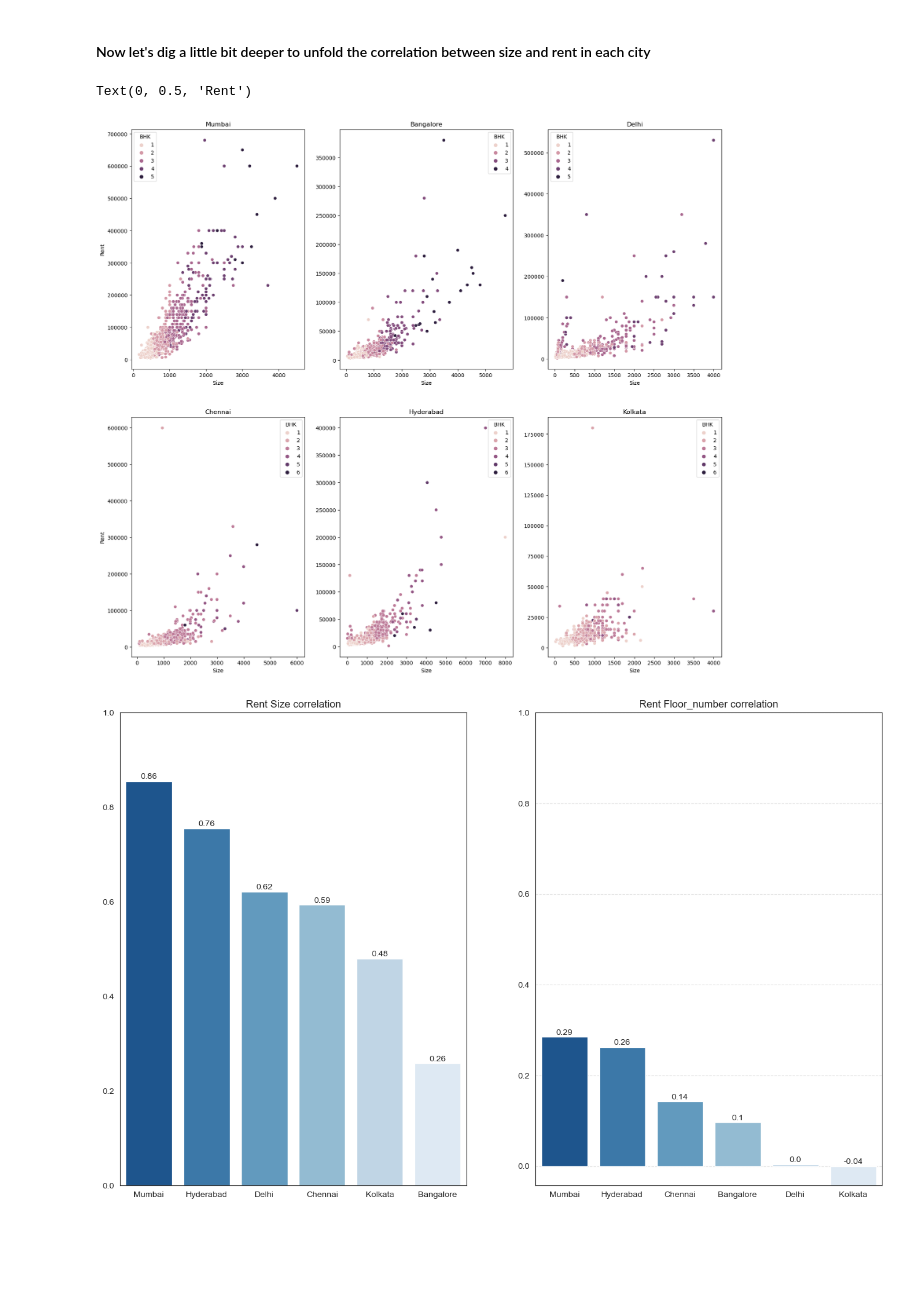
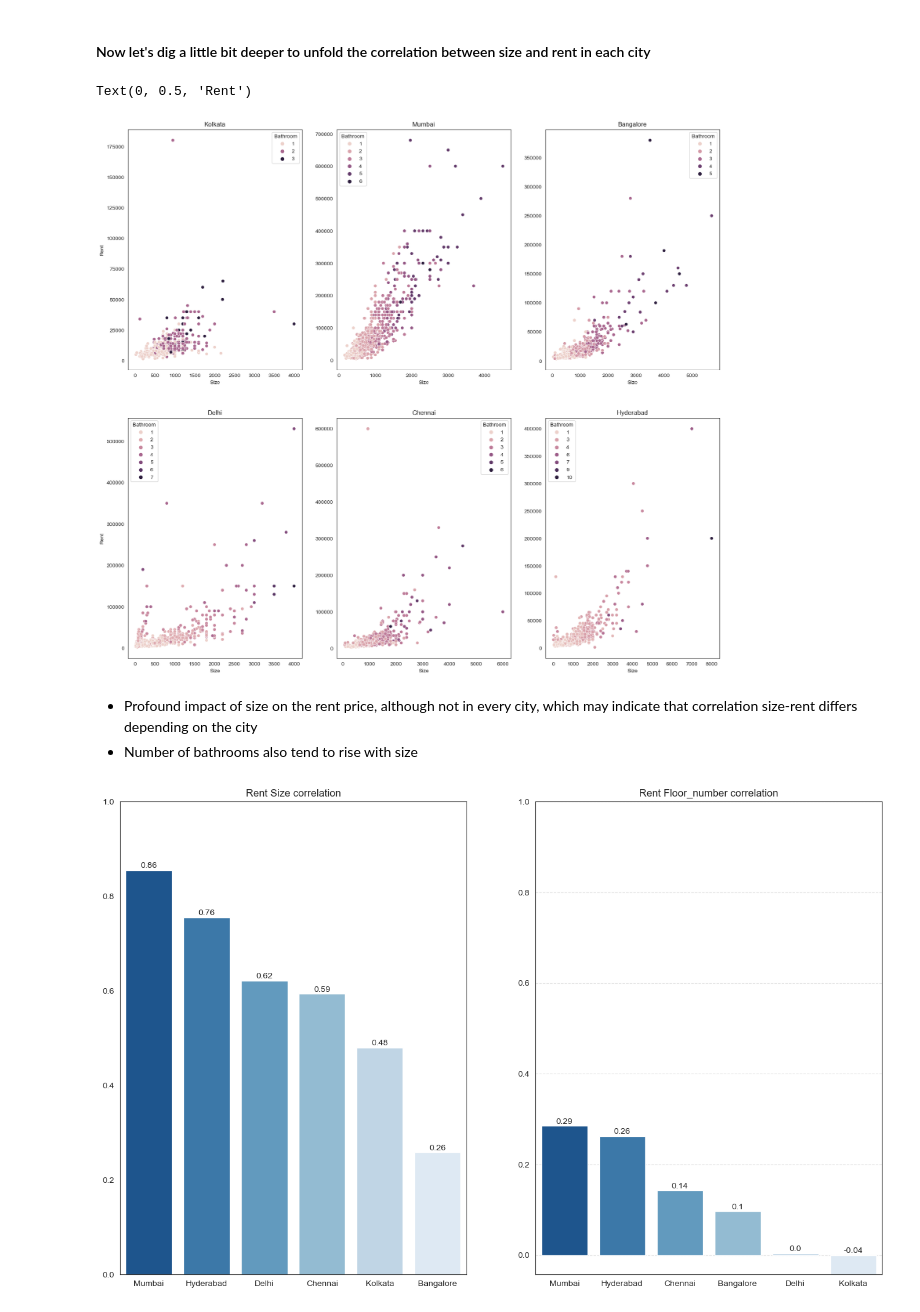
Before and after one commit to veektorf1/rent_prediction, a Jupyter notebook: Rent prediction.ipynb, the cells around one changed output. Drawn from its saved outputs; the diff is of its cells as text; code cells hidden in the pictures; blank space fills up the shorter version.

```diff
--- a/Rent prediction.ipynb
+++ b/Rent prediction.ipynb
@@ -434,20 +434,24 @@ Size          0.716145  0.740703  0.413551      0.169229  1.000000
 #### Now let's dig a little bit deeper to unfold the correlation between size and rent in each city
 # %%
 fig,axes = plt.subplots(figsize=(20,18),nrows=2,ncols=3)
-data = df[df['Rent']<7e5][['Rent','Size','City','BHK']]
+data = df[df['Rent']<7e5][['Rent','Size','City','Bathroom']]
 for i,city in enumerate(df['City'].unique()):
-    ax=axes[row,col]
+
     col = i%3
     row = int(i/3)
+    ax=axes[row,col]
     data_plot = data[(data['City']==city)]
-    sns.scatterplot(x=data_plot['Size'],y=data_plot['Rent'],ax=ax,hue=data_plot['BHK'])
+    sns.scatterplot(x=data_plot['Size'],y=data_plot['Rent'],ax=ax,hue=data_plot['Bathroom'])
     ax.set_title(city)
     ax.set_ylabel("")
 axes[0,0].set_ylabel("Rent")
 axes[1,0].set_ylabel("Rent")
 # %% [output]
 Text(0, 0.5, 'Rent')
-[figure, old version]
+[figure, new version]
+# %% [markdown]
+* Profound impact of size on the rent price, although not in every city, which may indicate that correlation size-rent differs depending on the city
+* Number of bathrooms also tend to rise with size
 # %%
 fig,axes = plt.subplots(figsize=(16,10),ncols=2)
 for i,column in enumerate(['Size','Floor_number']):
```
